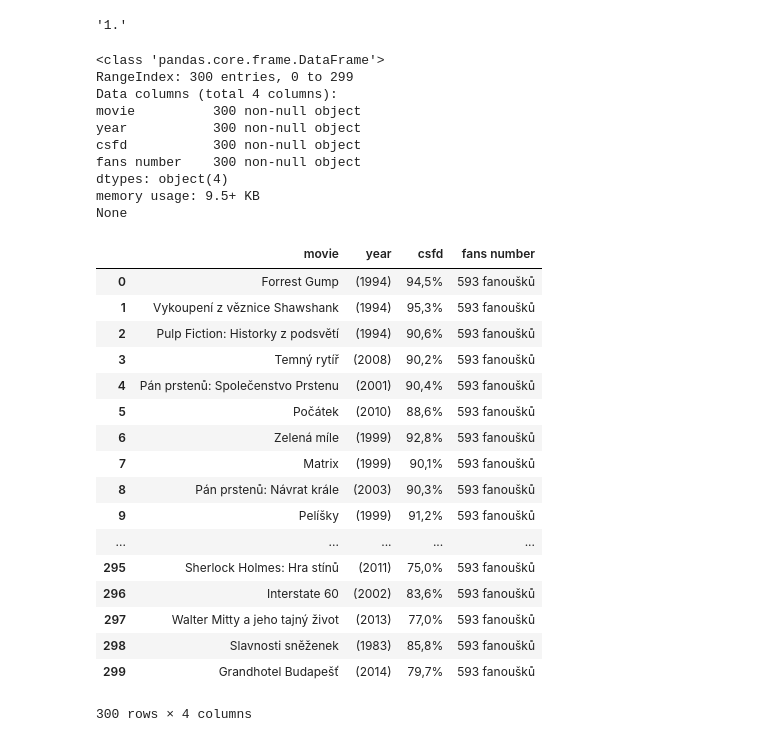
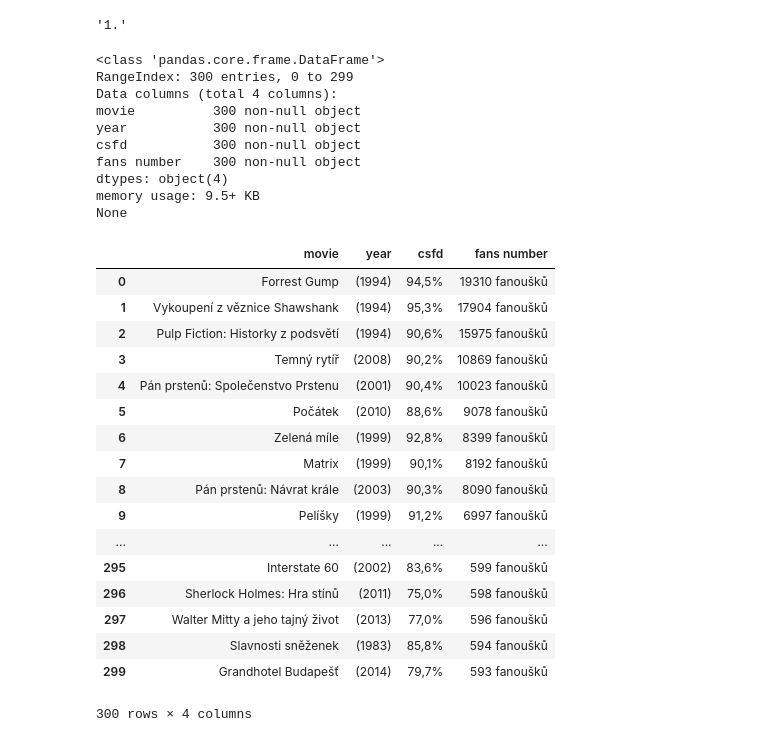
Before and after one commit to kaatta/Python_project, a Jupyter notebook: Project.ipynb, the cells around one changed output. Saved outputs shown, nothing was run; the diff lists cells and outputs as text; code cells hidden in the pictures.

```diff
--- a/Project.ipynb
+++ b/Project.ipynb
@@ -128,11 +132,12 @@ csfd_ratings = []
 fans = []
 # Extract data from individual movie container
 for container in movie_containers:
+
        # The name
         name = container.a.text
         names.append(name)
         # The year
-        year = container.span.text
+        year = container.find('span', class_ = 'film-year').text
         years.append(year)
 # %%
 for container in movie_ratings:
@@ -143,42 +148,42 @@ for container in movie_ratings:
 for container in fans_number:
         # The number of fans
         fan = container.text
-        #fans.append(fan)
+        fans.append(fan)
 # %%
 import pandas as pd
-test_df = pd.DataFrame({'movie': names,
+movie_ratings = pd.DataFrame({'movie': names,
                        'year': years,
                        'csfd': csfd_ratings,
-                      'fans number': fan
+                      'fans number': fans
                        })
-print(test_df.info())
-test_df
+print(movie_ratings.info())
+movie_ratings
 # %% [output]
 <class 'pandas.core.frame.DataFrame'>
 RangeIndex: 300 entries, 0 to 299
 Data columns (total 4 columns):
 movie          300 non-null object
 year           300 non-null object
 csfd           300 non-null object
 fans number    300 non-null object
 dtypes: object(4)
 memory usage: 9.5+ KB
 None
 |  | movie | year | csfd | fans number |
-| 0 | Forrest Gump | (1994) | 94,5% | 593 fanoušků |
-| 1 | Vykoupení z věznice Shawshank | (1994) | 95,3% | 593 fanoušků |
-| 2 | Pulp Fiction: Historky z podsvětí | (1994) | 90,6% | 593 fanoušků |
-| 3 | Temný rytíř | (2008) | 90,2% | 593 fanoušků |
-| 4 | Pán prstenů: Společenstvo Prstenu | (2001) | 90,4% | 593 fanoušků |
-| 5 | Počátek | (2010) | 88,6% | 593 fanoušků |
-| 6 | Zelená míle | (1999) | 92,8% | 593 fanoušků |
-| 7 | Matrix | (1999) | 90,1% | 593 fanoušků |
-| 8 | Pán prstenů: Návrat krále | (2003) | 90,3% | 593 fanoušků |
-| 9 | Pelíšky | (1999) | 91,2% | 593 fanoušků |
+| 0 | Forrest Gump | (1994) | 94,5% | 19310 fanoušků |
+| 1 | Vykoupení z věznice Shawshank | (1994) | 95,3% | 17904 fanoušků |
+| 2 | Pulp Fiction: Historky z podsvětí | (1994) | 90,6% | 15975 fanoušků |
+| 3 | Temný rytíř | (2008) | 90,2% | 10869 fanoušků |
+| 4 | Pán prstenů: Společenstvo Prstenu | (2001) | 90,4% | 10023 fanoušků |
+| 5 | Počátek | (2010) | 88,6% | 9078 fanoušků |
+| 6 | Zelená míle | (1999) | 92,8% | 8399 fanoušků |
+| 7 | Matrix | (1999) | 90,1% | 8192 fanoušků |
+| 8 | Pán prstenů: Návrat krále | (2003) | 90,3% | 8090 fanoušků |
+| 9 | Pelíšky | (1999) | 91,2% | 6997 fanoušků |
 | ... | ... | ... | ... | ... |
-| 295 | Sherlock Holmes: Hra stínů | (2011) | 75,0% | 593 fanoušků |
-| 296 | Interstate 60 | (2002) | 83,6% | 593 fanoušků |
-| 297 | Walter Mitty a jeho tajný život | (2013) | 77,0% | 593 fanoušků |
-| 298 | Slavnosti sněženek | (1983) | 85,8% | 593 fanoušků |
+| 295 | Interstate 60 | (2002) | 83,6% | 599 fanoušků |
+| 296 | Sherlock Holmes: Hra stínů | (2011) | 75,0% | 598 fanoušků |
+| 297 | Walter Mitty a jeho tajný život | (2013) | 77,0% | 596 fanoušků |
+| 298 | Slavnosti sněženek | (1983) | 85,8% | 594 fanoušků |
 | 299 | Grandhotel Budapešť | (2014) | 79,7% | 593 fanoušků |
 300 rows × 4 columns
```
Also changed, not shown: parts of 25 cells of this notebook.
